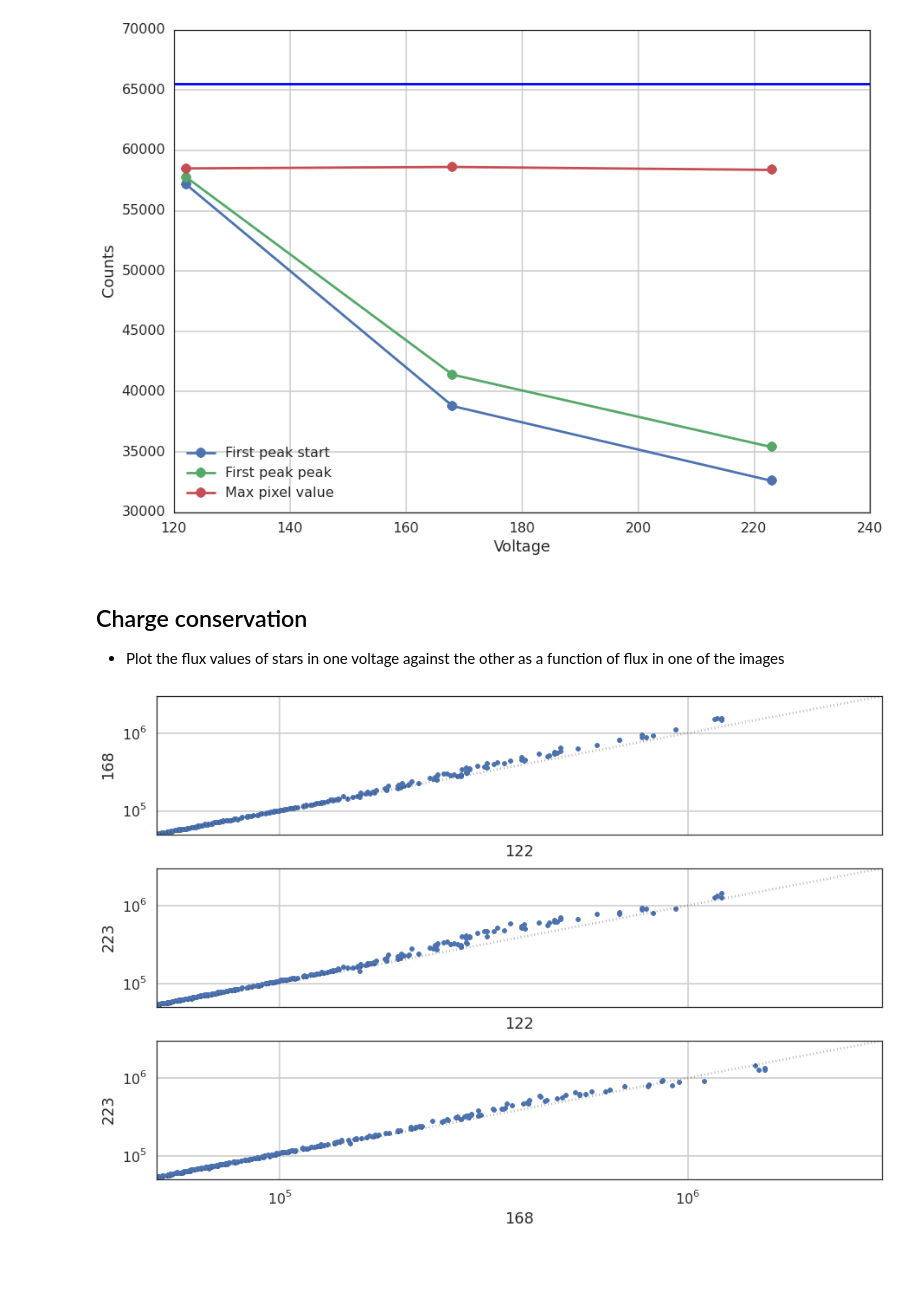
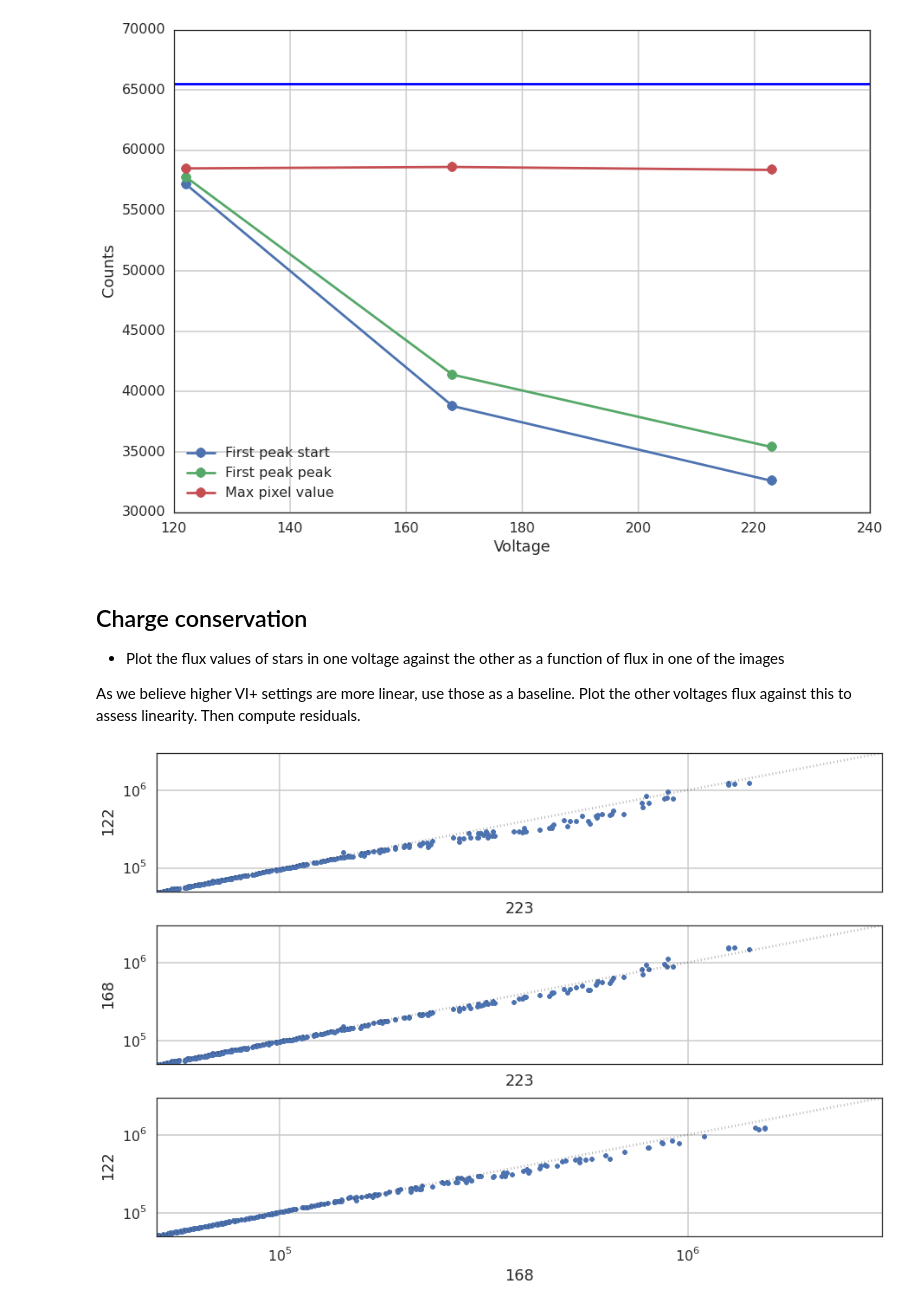
Before and after one commit to NGTS/analysis-camera-voltages, a Jupyter notebook: frame_histograms.ipynb, the cells around one changed output. Cells and saved outputs as stored; diff of their text form; code cells hidden in the pictures; blank space fills up the shorter version.

```diff
--- a/frame_histograms.ipynb
+++ b/frame_histograms.ipynb
@@ -135,6 +135,8 @@ fig.tight_layout()
 ##  Charge conservation
 
 * Plot the flux values of stars in one voltage against the other as a function of flux in one of the images
+
+As we believe higher VI+ settings are more linear, use those as a baseline. Plot the other voltages flux against this to assess linearity. Then compute residuals.
 # %%
 for key in image_ids:
     with fits.open(key) as infile:
@@ -144,31 +146,31 @@ for key in image_ids:
 # %%
 def plot(ax, x, y):
     ax.loglog(x, y, '.')
 
 
 fig, axes = plt.subplots(3, 1, sharex=True)
-x = image_ids['data/122.fits']['flux']
+x = image_ids['data/223.fits']['flux']
+y = image_ids['data/122.fits']['flux']
+plot(axes[0], x, y)
+axes[0].set(xlabel='223', ylabel='122')
+
+x = image_ids['data/223.fits']['flux']
 y = image_ids['data/168.fits']['flux']
-plot(axes[0], x, y)
-axes[0].set(xlabel='122', ylabel='168')
-
-x = image_ids['data/122.fits']['flux']
-y = image_ids['data/223.fits']['flux']
 plot(axes[1], x, y)
-axes[1].set(xlabel='122', ylabel='223')
+axes[1].set(xlabel='223', ylabel='168')
 
 
 x = image_ids['data/168.fits']['flux']
-y = image_ids['data/223.fits']['flux']
+y = image_ids['data/122.fits']['flux']
 plot(axes[2], x, y)
-axes[2].set(xlabel='168', ylabel='223')
+axes[2].set(xlabel='168', ylabel='122')
 
 
 lims = (5E4, 3E6)
 for ax in axes:
     ax.grid(True)
     ax.set(xlim=lims, ylim=lims)
     ax.plot(lims, lims, 'k:', alpha=0.3)
 fig.tight_layout()
 # %% [output]
-[figure, old version]
+[figure, new version]
```
Also changed, not shown: parts of 4 cells of this notebook.
